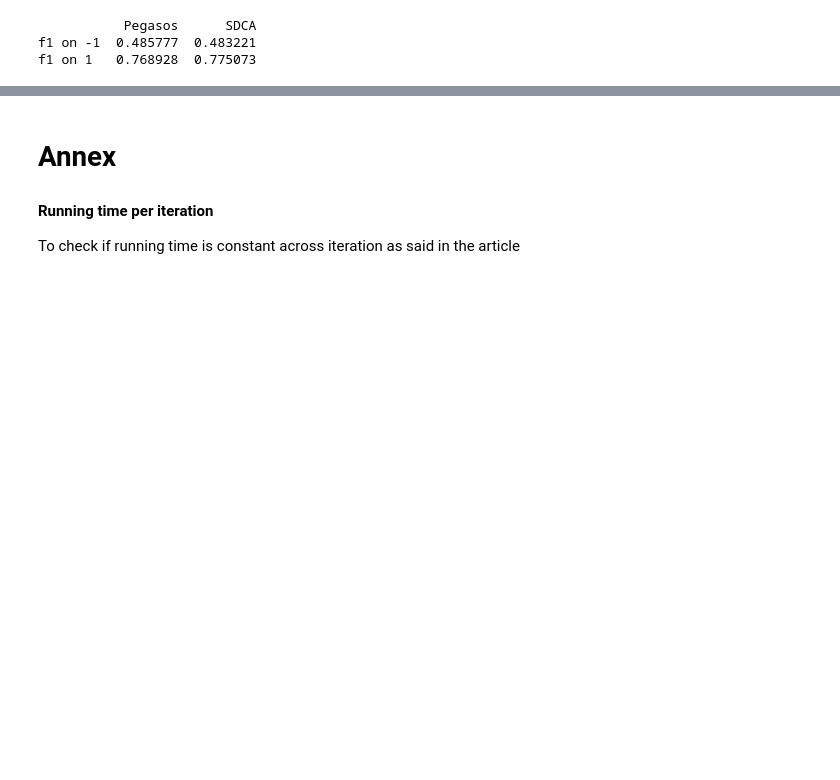
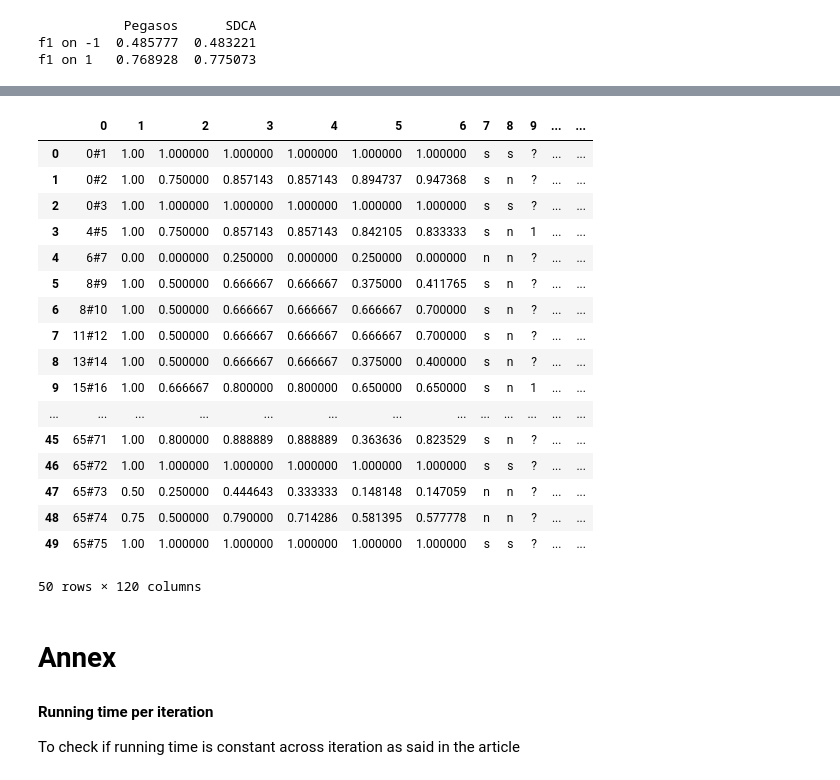
Before and after one commit to gauthier-schweitzer/soadml, a Jupyter notebook: Projet.ipynb, the cells around one changed output, grey strips where cells are left out. Saved outputs shown, nothing was run; the diff lists cells and outputs as text; code cells hidden in the pictures; blank space fills up the shorter version.

```diff
--- a/Projet.ipynb
+++ b/Projet.ipynb
@@ -1374,3 +1397,27 @@ f1 on 1   0.768928  0.775073
+# %%
+data = open("/home/edarin/Documents/ENSAE/Troisième année/S2 AutoDiff/soadml/data/Nomao.data")
+df = pd.read_csv(data, header=None)
+# %%
+df.head(n=50)
+# %% [output]
+|  | 0 | 1 | 2 | 3 | 4 | 5 | 6 | 7 | 8 | 9 | ... | ... |
+| 0 | 0#1 | 1.00 | 1.000000 | 1.000000 | 1.000000 | 1.000000 | 1.000000 | s | s | ? | ... | ... |
+| 1 | 0#2 | 1.00 | 0.750000 | 0.857143 | 0.857143 | 0.894737 | 0.947368 | s | n | ? | ... | ... |
+| 2 | 0#3 | 1.00 | 1.000000 | 1.000000 | 1.000000 | 1.000000 | 1.000000 | s | s | ? | ... | ... |
+| 3 | 4#5 | 1.00 | 0.750000 | 0.857143 | 0.857143 | 0.842105 | 0.833333 | s | n | 1 | ... | ... |
+| 4 | 6#7 | 0.00 | 0.000000 | 0.250000 | 0.000000 | 0.250000 | 0.000000 | n | n | ? | ... | ... |
+| 5 | 8#9 | 1.00 | 0.500000 | 0.666667 | 0.666667 | 0.375000 | 0.411765 | s | n | ? | ... | ... |
+| 6 | 8#10 | 1.00 | 0.500000 | 0.666667 | 0.666667 | 0.666667 | 0.700000 | s | n | ? | ... | ... |
+| 7 | 11#12 | 1.00 | 0.500000 | 0.666667 | 0.666667 | 0.666667 | 0.700000 | s | n | ? | ... | ... |
+| 8 | 13#14 | 1.00 | 0.500000 | 0.666667 | 0.666667 | 0.375000 | 0.400000 | s | n | ? | ... | ... |
+| 9 | 15#16 | 1.00 | 0.666667 | 0.800000 | 0.800000 | 0.650000 | 0.650000 | s | n | 1 | ... | ... |
+| ... | ... | ... | ... | ... | ... | ... | ... | ... | ... | ... | ... | ... |
+| 45 | 65#71 | 1.00 | 0.800000 | 0.888889 | 0.888889 | 0.363636 | 0.823529 | s | n | ? | ... | ... |
+| 46 | 65#72 | 1.00 | 1.000000 | 1.000000 | 1.000000 | 1.000000 | 1.000000 | s | s | ? | ... | ... |
+| 47 | 65#73 | 0.50 | 0.250000 | 0.444643 | 0.333333 | 0.148148 | 0.147059 | n | n | ? | ... | ... |
+| 48 | 65#74 | 0.75 | 0.500000 | 0.790000 | 0.714286 | 0.581395 | 0.577778 | n | n | ? | ... | ... |
+| 49 | 65#75 | 1.00 | 1.000000 | 1.000000 | 1.000000 | 1.000000 | 1.000000 | s | s | ? | ... | ... |
+50 rows × 120 columns
 # %% [markdown]
 # Annex
 #### Running time per iteration
```
Also changed, not shown: parts of 2 cells of this notebook.
